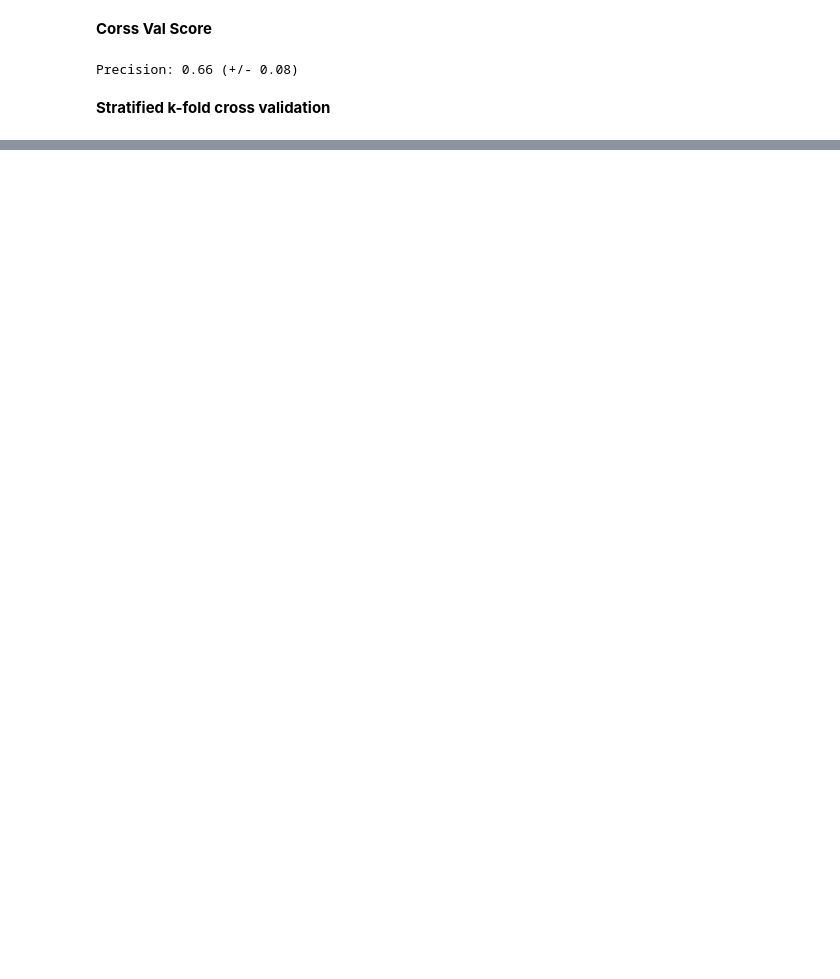
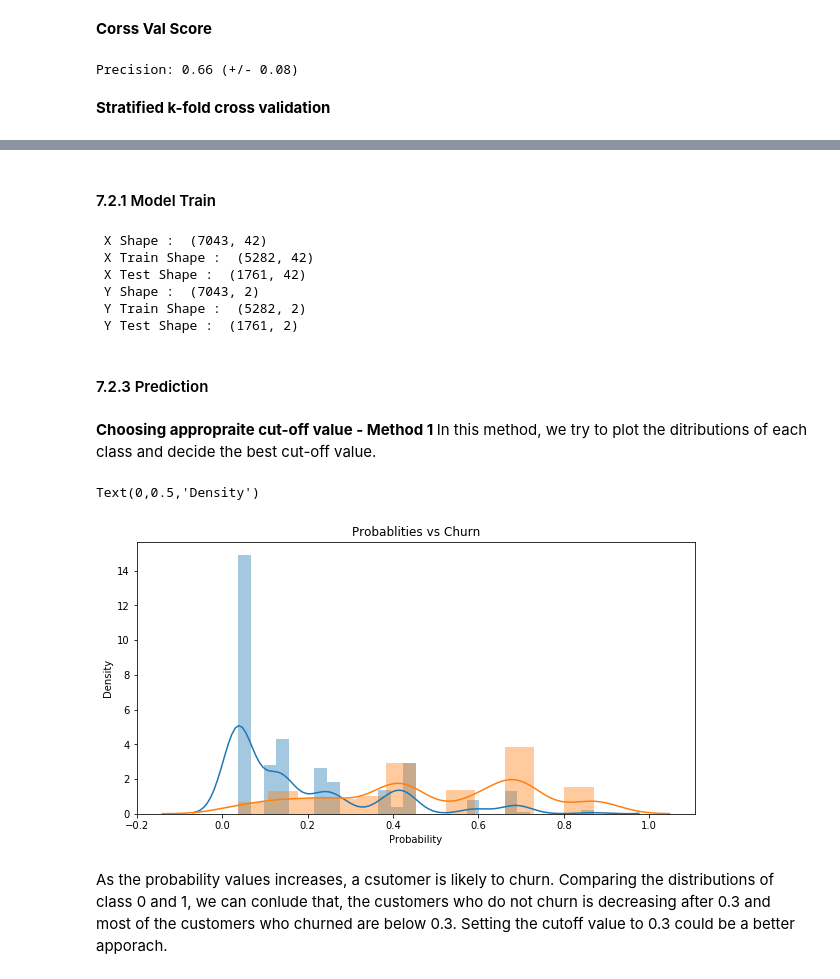
Before and after one commit to sravangereddy/DataScience_, a Jupyter notebook: Telco Customer/Telco Customer - Master Copy.ipynb, the cells around one changed output, grey strips where cells are left out. Saved outputs shown, nothing was run; the diff lists cells and outputs as text; code cells hidden in the pictures; blank space fills up the shorter version.

```diff
--- a/Telco Customer/Telco Customer - Master Copy.ipynb
+++ b/Telco Customer/Telco Customer - Master Copy.ipynb
@@ -707,0 +719,32 @@ Metrics : Accuracy -   0.804  Precision -  0.466 Recall -  0.693 F1 Score -  0.5
+# %% [markdown]
+#### 7.2.1 Model Train
+# %%
+X,Y,X_train,X_test,y_train,y_test = fn_train_test_split(master_dataset,["Churn","LE_Churn"])
+dtree_model = dtree.fit(X_train[input_var], y_train[target_])
+# %% [output]
+ X Shape :  (7043, 42)
+ X Train Shape :  (5282, 42)
+ X Test Shape :  (1761, 42)
+ Y Shape :  (7043, 2)
+ Y Train Shape :  (5282, 2)
+ Y Test Shape :  (1761, 2)
+# %% [markdown]
+#### 7.2.3 Prediction
+# %%
+dtree_predictions_test = dtree_model.predict_proba(X_test[input_var])
+dtree_predictions_train = dtree_model.predict_proba(X_train[input_var])
+# %% [markdown]
+<b> Choosing appropraite cut-off value - Method 1 </b>
+In this method, we try to plot the ditributions of each class and decide the best cut-off value.
+# %%
+fig, ax = plt.subplots(figsize=(10,5))
+g = sn.distplot(dtree_predictions_train[y_train[target_]==0,1],ax=ax)
+g = sn.distplot(dtree_predictions_train[y_train[target_]==1,1],ax=ax)
+g.set_title("Probablities vs Churn")
+g.set_xlabel("Probability")
+g.set_ylabel("Density")
+# %% [output]
+Text(0,0.5,'Density')
+[figure, added]
+# %% [markdown]
+As the probability values increases, a csutomer is likely to churn. Comparing the distributions of class 0 and 1, we can conlude that, the customers who do not churn is decreasing after 0.3 and most of the customers who churned are below 0.3. Setting the cutoff value to 0.3 could be a better apporach.
```
Also changed, not shown: parts of 28 cells of this notebook.
